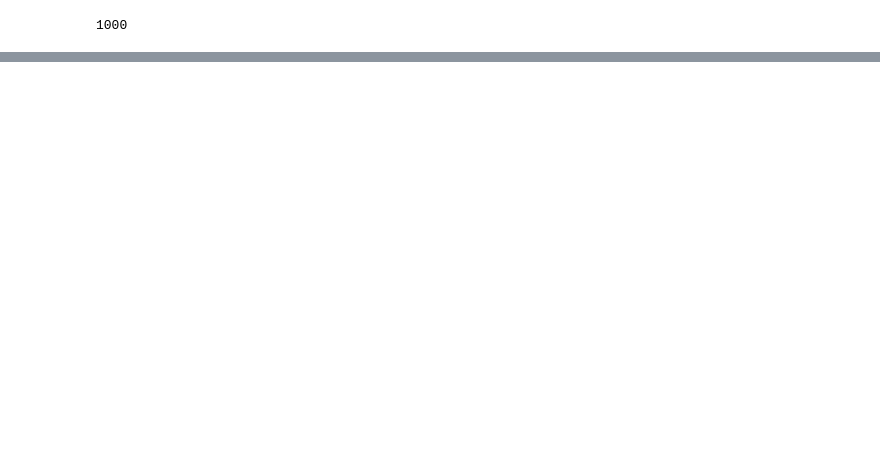
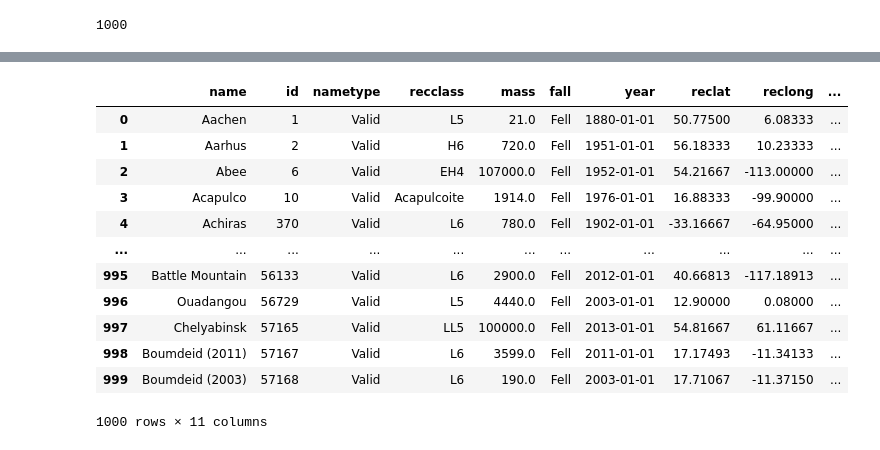
Before and after one commit to IevaF/SGT_Bootcamp_final_task, a Jupyter notebook: mysql.ipynb, the cells around one changed output, grey strips where cells are left out. Saved outputs shown, nothing was run; the diff lists cells and outputs as text; code cells hidden in the pictures; blank space fills up the shorter version.

```diff
--- a/mysql.ipynb
+++ b/mysql.ipynb
@@ -113,0 +152,16 @@ conn.close()
+# %%
+meteor
+# %% [output]
+|  | name | id | nametype | recclass | mass | fall | year | reclat | reclong | ... |
+| 0 | Aachen | 1 | Valid | L5 | 21.0 | Fell | 1880-01-01 | 50.77500 | 6.08333 | ... |
+| 1 | Aarhus | 2 | Valid | H6 | 720.0 | Fell | 1951-01-01 | 56.18333 | 10.23333 | ... |
+| 2 | Abee | 6 | Valid | EH4 | 107000.0 | Fell | 1952-01-01 | 54.21667 | -113.00000 | ... |
+| 3 | Acapulco | 10 | Valid | Acapulcoite | 1914.0 | Fell | 1976-01-01 | 16.88333 | -99.90000 | ... |
+| 4 | Achiras | 370 | Valid | L6 | 780.0 | Fell | 1902-01-01 | -33.16667 | -64.95000 | ... |
+| ... | ... | ... | ... | ... | ... | ... | ... | ... | ... | ... |
+| 995 | Battle Mountain | 56133 | Valid | L6 | 2900.0 | Fell | 2012-01-01 | 40.66813 | -117.18913 | ... |
+| 996 | Ouadangou | 56729 | Valid | L5 | 4440.0 | Fell | 2003-01-01 | 12.90000 | 0.08000 | ... |
+| 997 | Chelyabinsk | 57165 | Valid | LL5 | 100000.0 | Fell | 2013-01-01 | 54.81667 | 61.11667 | ... |
+| 998 | Boumdeid (2011) | 57167 | Valid | L6 | 3599.0 | Fell | 2011-01-01 | 17.17493 | -11.34133 | ... |
+| 999 | Boumdeid (2003) | 57168 | Valid | L6 | 190.0 | Fell | 2003-01-01 | 17.71067 | -11.37150 | ... |
+1000 rows × 11 columns
```
Also changed, not shown: parts of 20 cells of this notebook.
